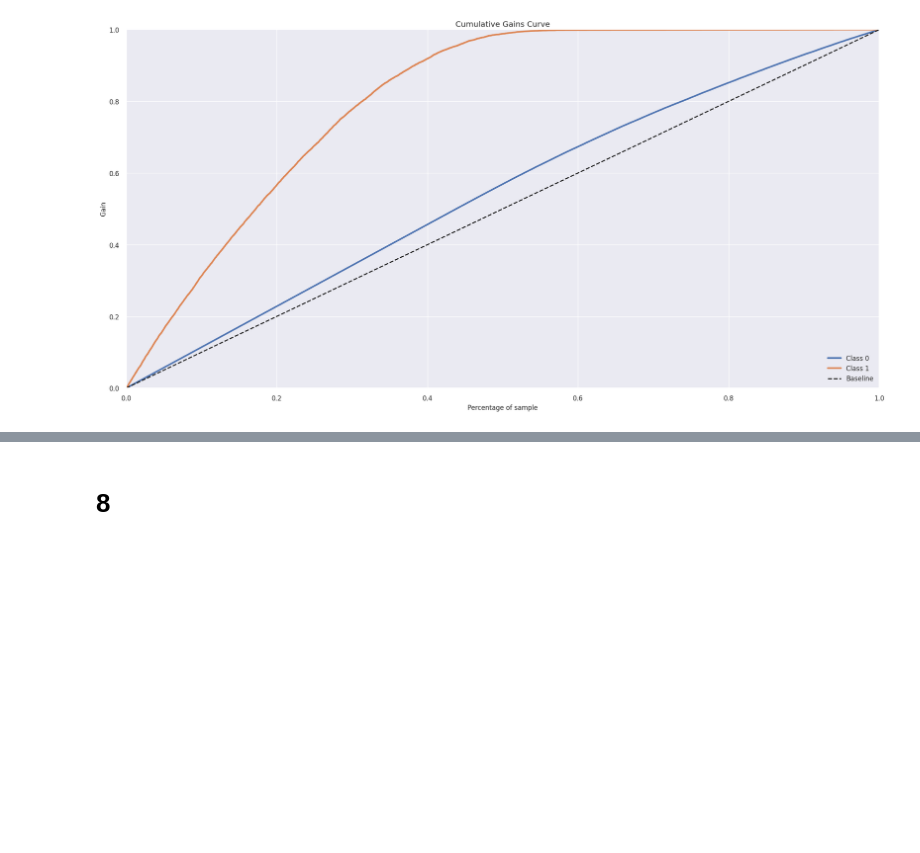
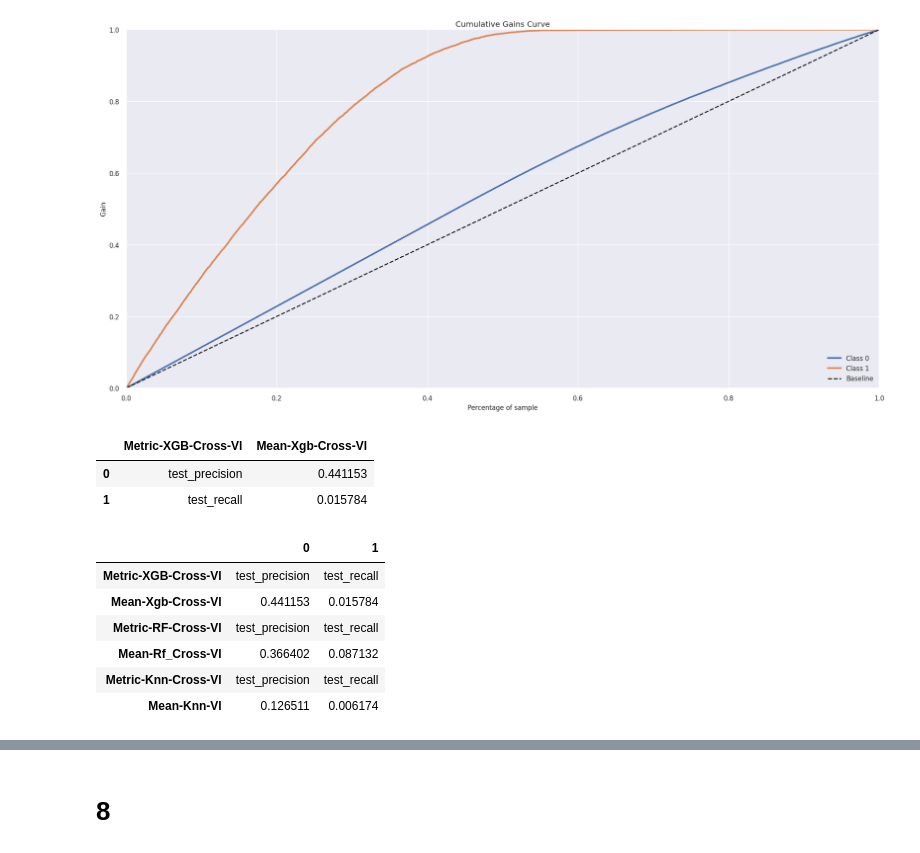
Before and after one commit to guiaraujofreitas/Insurance-Health-Cross-Sell, a Jupyter notebook: Step_8_Project_Health_Insurance_Cross_Sell.ipynb, the cells around one changed output, grey strips where cells are left out. Saved outputs shown, nothing was run; the diff lists cells and outputs as text; code cells hidden in the pictures; blank space fills up the shorter version.

Commit message:
Making the cross validation all models

```diff
--- a/Step_8_Project_Health_Insurance_Cross_Sell.ipynb
+++ b/Step_8_Project_Health_Insurance_Cross_Sell.ipynb
@@ -887,3 +917,19 @@ rf_yhat = rf.predict_proba(x_val)
 skplt.metrics.plot_cumulative_gain(y_validation, rf_yhat);
 # %% [output]
 [figure]
+# %%
+my_scoring_rf = {'precision': make_scorer(precision_score),
+                 'recall': make_scorer(recall_score)}
+
+model_cross_rf = RandomForestClassifier()
+cross_rf = cross_validate(model_cross_rf, x_training, y_training,cv=5, scoring=my_scoring_rf)
+# %%
+df_rf = pd.DataFrame(cross_rf)
+
+df_rf = df_rf[['test_precision','test_recall']]
+
+df_mean_rf = pd.DataFrame(df_rf.mean()).reset_index()
+
+df_mean_rf.columns = ['Metric-RF-Cross-Vl','Mean-Rf_Cross-Vl']
+
+df_mean_rf
@@ -909,6 +969,40 @@ xgb_yhat = xgb_cl.predict_proba(x_val)
 skplt.metrics.plot_cumulative_gain(y_validation, xgb_yhat);
 # %% [output]
 [figure]
+# %%
+my_scoring_xgb = {'precision': make_scorer(precision_score),
+                 'recall': make_scorer(recall_score)}
+
+model_cross_xgb = xgb.XGBClassifier()
+cross_xgb = cross_validate(model_cross_xgb, x_training, y_training,cv=5, scoring=my_scoring_xgb)
+# %%
+df_xgb = pd.DataFrame(cross_xgb)
+
+
+#selected feature precision and recall
+df_xgb = df_xgb[['test_precision','test_recall']]
+
+df_mean_xgb = pd.DataFrame(df_xgb.mean()).reset_index()
+
+df_mean_xgb.columns = ['Metric-XGB-Cross-Vl','Mean-Xgb-Cross-Vl']
+
+df_mean_xgb
+# %% [output]
+|  | Metric-XGB-Cross-Vl | Mean-Xgb-Cross-Vl |
+| 0 | test_precision | 0.441153 |
+| 1 | test_recall | 0.015784 |
+# %%
+result_cross_validation = pd.concat([df_mean_xgb,df_mean_rf,df_mean_knn],axis=1)
+
+result_cross_validation.T
+# %% [output]
+|  | 0 | 1 |
+| Metric-XGB-Cross-Vl | test_precision | test_recall |
+| Mean-Xgb-Cross-Vl | 0.441153 | 0.015784 |
+| Metric-RF-Cross-Vl | test_precision | test_recall |
+| Mean-Rf_Cross-Vl | 0.366402 | 0.087132 |
+| Metric-Knn-Cross-Vl | test_precision | test_recall |
+| Mean-Knn-Vl | 0.126511 | 0.006174 |
 # %%
 # Accuracy of Models
 # %%
```
Also changed, not shown: parts of 11 cells of this notebook.
